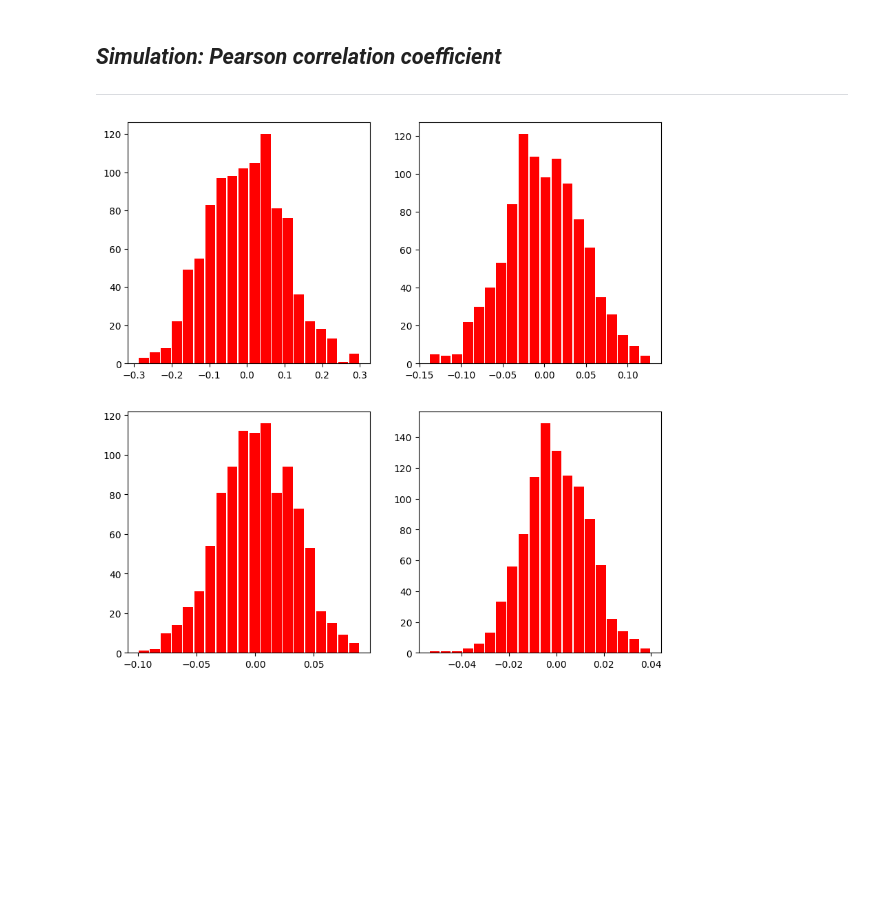
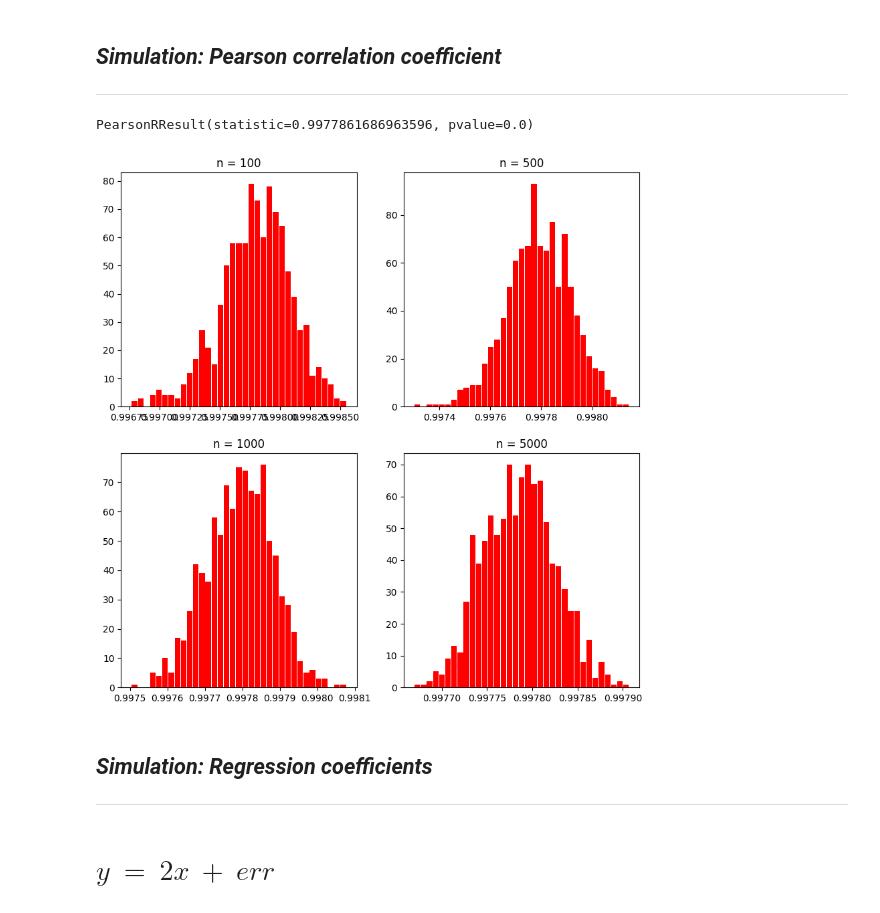
Before and after one commit to anoban/Understanding-and-Visualizing-Data-with-Python, a Jupyter notebook: anoban/Sampling Distributions & Other Common Statistics.ipynb, the cells around one changed output. Cells and saved outputs as stored; diff of their text form; code cells hidden in the pictures; blank space fills up the shorter version.

Commit message:
new file:   anoban/Making Population Inferences Based on Only One Sample.ipynb 	modified:   anoban/Sampling Distributions & Other Common Statistics.ipynb 	new file:   anoban/bell-curve.png

```diff
--- a/anoban/Sampling Distributions & Other Common Statistics.ipynb
+++ b/anoban/Sampling Distributions & Other Common Statistics.ipynb
@@ -22,11 +25,22 @@ import matplotlib.pyplot as plt
 # Pearson correlation coefficient describes the linear association between two continuous variables.
 # This is very different from a sample mean.
 # %%
-population = np.random.normal(loc = 250, scale = 20, size = 2_000_000)
+# two populations of random numbers.
+
+population_1 = np.random.randint(low = 250, high = 280, size = 100_000)
+population_2 = population_1 + (np.random.random(size = 100_000) * 2)
+
 corrs = {100: [], 500: [], 1000: [], 5000: []}
 
 for ssize in corrs.keys():
     for i in range(1000):
-        sample_1 = np.random.choice(population, size = ssize, replace = True)
-        sample_2 = np.random.choice(population, size = ssize, replace = True)
+        rands = np.random.randint(low = 0, high = 100_000, size = ssize)
+        sample_1 = population_1[rands]
+        sample_2 = population_2[rands]
         corrs[ssize].append(stats.pearsonr(sample_1, sample_2)[0])
+# %%
+# correlation between the two populations,
+
+stats.pearsonr(population_1, population_2)
+# %% [output]
+PearsonRResult(statistic=0.9977861686963596, pvalue=0.0)
@@ -33,13 +49,17 @@ for ssize in corrs.keys():
 # %%
 fig, ((axes_0, axes_1), (axes_2, axes_3)) = plt.subplots(nrows = 2, ncols = 2)
 fig.set_size_inches(10, 10)
 
-axes_0.hist(corrs[100], bins = 20, rwidth = 0.9, color = "red")
-axes_1.hist(corrs[500], bins = 20, rwidth = 0.9, color = "red")
-axes_2.hist(corrs[1000], bins = 20, rwidth = 0.9, color = "red")
-axes_3.hist(corrs[5000], bins = 20, rwidth = 0.9, color = "red")
+axes_0.hist(corrs[100], bins = 35, rwidth = 0.9, color = "red")
+axes_0.set_title("n = 100")
+axes_1.hist(corrs[500], bins = 35, rwidth = 0.9, color = "red")
+axes_1.set_title("n = 500")
+axes_2.hist(corrs[1000], bins = 35, rwidth = 0.9, color = "red")
+axes_2.set_title("n = 1000")
+axes_3.hist(corrs[5000], bins = 35, rwidth = 0.9, color = "red")
+axes_3.set_title("n = 5000")
 
 plt.show()
 # %% [output]
-[figure, old version]
+[figure, new version]
 # %%
@@ -47,0 +73,3 @@ plt.show()
+# %% [markdown]
+## ___Simulation: Regression coefficients___
+------------------
@@ -47,0 +79,2 @@ plt.show()
+# %% [markdown]
+# ___$y~=~2x~+~err$___
```
Also changed, not shown: parts of 11 cells of this notebook, 2 other files.
